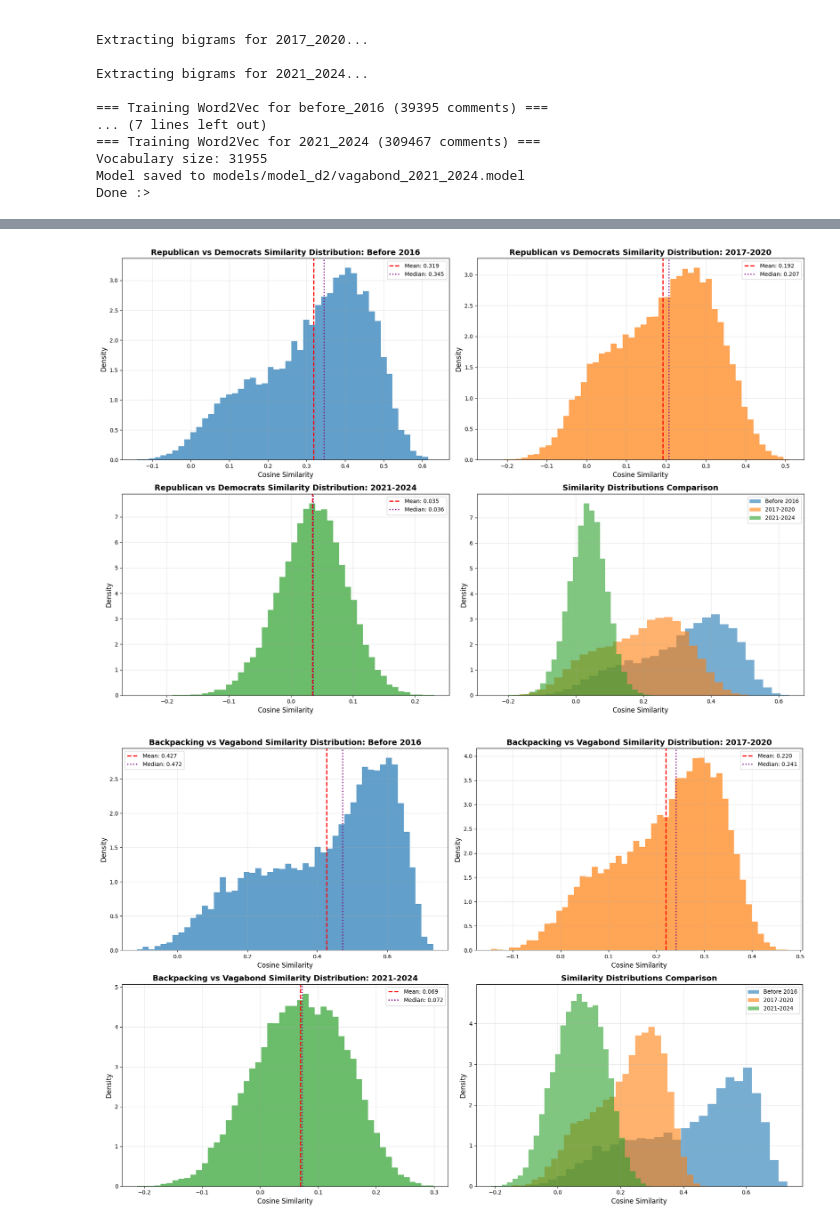
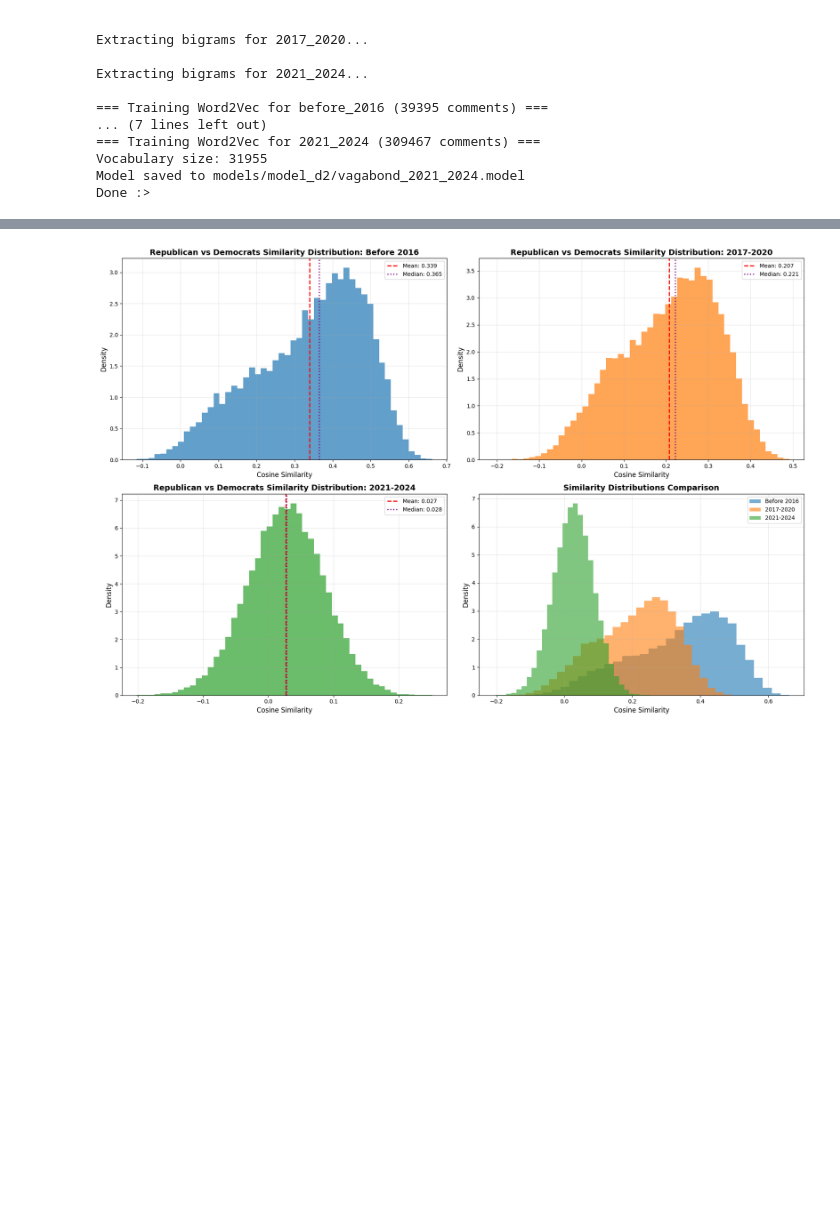
Before and after one commit to Lucas265163/Different-Word-Usage-on-Different-Subreddits, a Jupyter notebook: build_model_d2.ipynb, the cells around one changed output, grey strips where cells are left out. Drawn from its saved outputs; the diff is of its cells as text; code cells hidden in the pictures; blank space fills up the shorter version.

```diff
--- a/build_model_d2.ipynb
+++ b/build_model_d2.ipynb
@@ -482,46 +750,45 @@ def analyze_similarity_distributions(df_before_2016, df_2017_2020, df_2021_2024,
     plt.subplot(2, 2, 4)
     colors = ['#1f77b4', '#ff7f0e', '#2ca02c']
     for i, (df, period, color) in enumerate(zip(dataframes, period_names, colors)):
         plt.hist(df['similarity'], bins=30, alpha=0.6, density=True,
                 label=period, color=color)
 
     plt.title('Similarity Distributions Comparison', fontsize=14, fontweight='bold')
     plt.xlabel('Cosine Similarity', fontsize=12)
     plt.ylabel('Density', fontsize=12)
     plt.legend()
     plt.grid(True, alpha=0.3)
 
     plt.tight_layout()
-    plt.savefig(f"output/d2/{subreddit1}_{subreddit2}_similarity_distributions.png")
+    plt.savefig(f"output/d3/{subreddit1}_{subreddit2}_similarity_distributions.png")
     plt.show()
 
 
 
 # Run the analysis
 # Read the CSV files
-republican_democrats_before_2016 = pd.read_csv("output/d2/republican_democrats_before_2016.csv")
-republican_democrats_2017_2020 = pd.read_csv("output/d2/republican_democrats_2017_2020.csv")
-republican_democrats_2021_2024 = pd.read_csv("output/d2/republican_democrats_2021_2024.csv")
-backpacking_vagabond_before_2016 = pd.read_csv("output/d2/backpacking_vagabond_before_2016.csv")
-backpacking_vagabond_2017_2020 = pd.read_csv("output/d2/backpacking_vagabond_2017_2020.csv")
-backpacking_vagabond_2021_2024 = pd.read_csv("output/d2/backpacking_vagabond_2021_2024.csv")
+republican_democrats_before_2016 = pd.read_csv("output/d3/republican_democrats_before_2016.csv")
+republican_democrats_2017_2020 = pd.read_csv("output/d3/republican_democrats_2017_2020.csv")
+republican_democrats_2021_2024 = pd.read_csv("output/d3/republican_democrats_2021_2024.csv")
+# backpacking_vagabond_before_2016 = pd.read_csv("output/d3/backpacking_vagabond_before_2016.csv")
+# backpacking_vagabond_2017_2020 = pd.read_csv("output/d3/backpacking_vagabond_2017_2020.csv")
+# backpacking_vagabond_2021_2024 = pd.read_csv("output/d3/backpacking_vagabond_2021_2024.csv")
 
 
 analyze_similarity_distributions(
     republican_democrats_before_2016,
     republican_democrats_2017_2020,
     republican_democrats_2021_2024,
     "Republican",
     "Democrats"
     )
 
-analyze_similarity_distributions(
-    backpacking_vagabond_before_2016,
-    backpacking_vagabond_2017_2020,
-    backpacking_vagabond_2021_2024,
-    "Backpacking",
-    "Vagabond"
-    )
+# analyze_similarity_distributions(
+#     backpacking_vagabond_before_2016,
+#     backpacking_vagabond_2017_2020,
+#     backpacking_vagabond_2021_2024,
+#     "Backpacking",
+#     "Vagabond"
+#     )
 # %% [output]
-[figure, old version]
+[figure, new version]
-[figure, removed]
```
Also changed, not shown: parts of 2 cells of this notebook, 3 other files.
